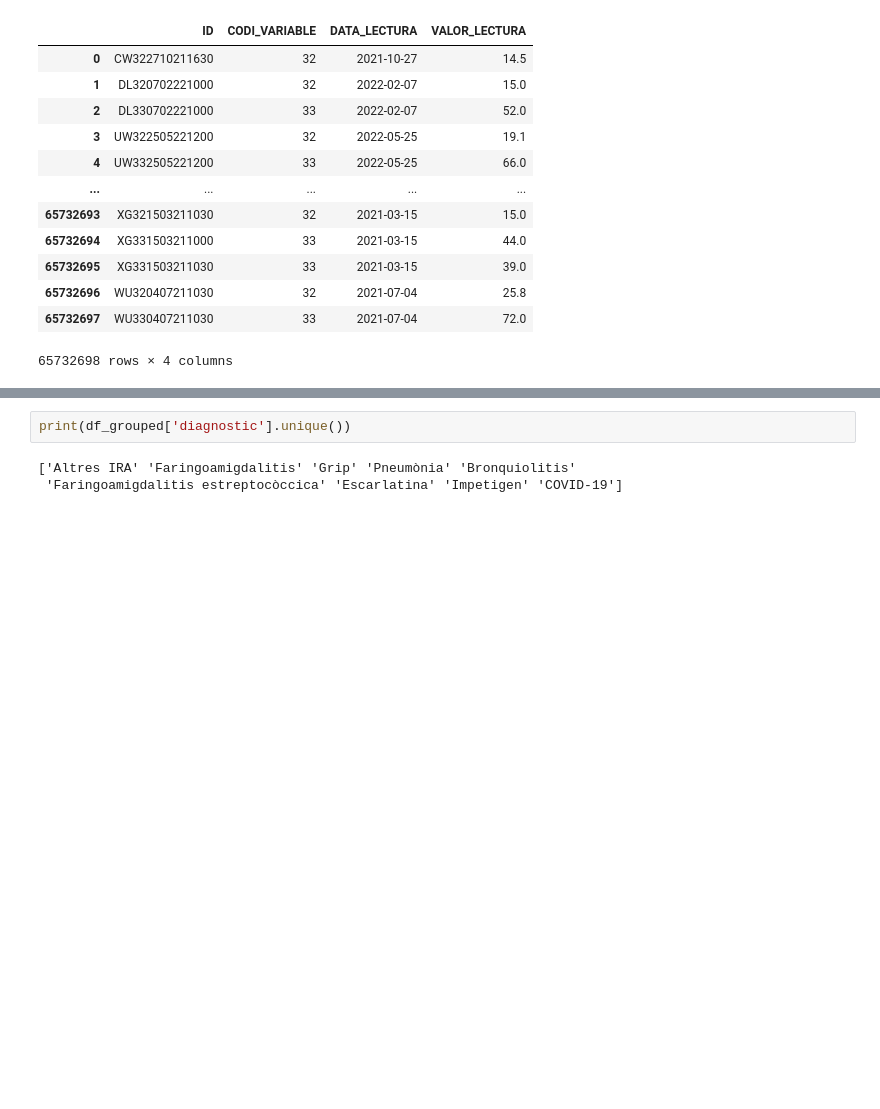
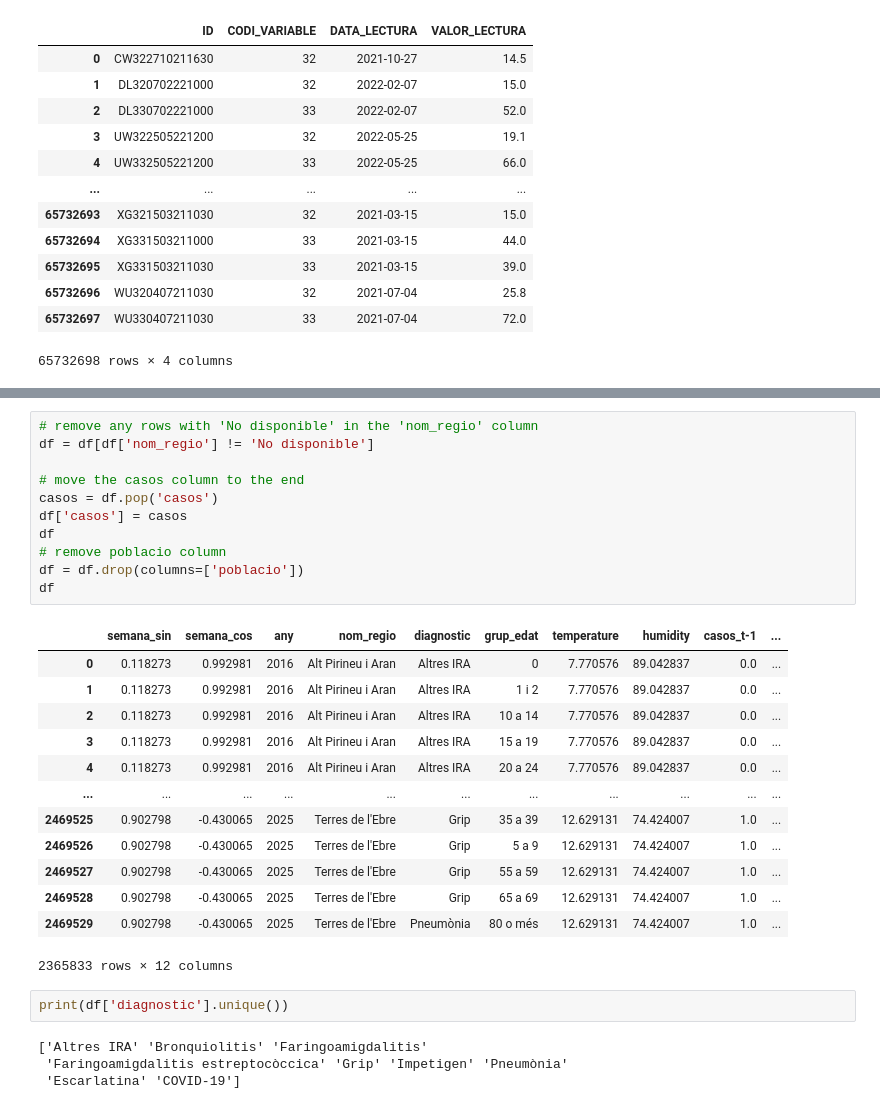
Before and after one commit to lisakorchevaya/hackUPC25, a Jupyter notebook: process_csv.ipynb, the cells around one changed output, grey strips where cells are left out. Saved outputs shown, nothing was run; the diff lists cells and outputs as text; blank space fills up the shorter version.

```diff
--- a/process_csv.ipynb
+++ b/process_csv.ipynb
@@ -101,6 +140,32 @@ df_grouped
+# %%
+# remove any rows with 'No disponible' in the 'nom_regio' column
+df = df[df['nom_regio'] != 'No disponible']
+
+# move the casos column to the end
+casos = df.pop('casos')
+df['casos'] = casos
+df
+# remove poblacio column
+df = df.drop(columns=['poblacio'])
+df
+# %% [output]
+|  | semana_sin | semana_cos | any | nom_regio | diagnostic | grup_edat | temperature | humidity | casos_t-1 | ... |
+| 0 | 0.118273 | 0.992981 | 2016 | Alt Pirineu i Aran | Altres IRA | 0 | 7.770576 | 89.042837 | 0.0 | ... |
+| 1 | 0.118273 | 0.992981 | 2016 | Alt Pirineu i Aran | Altres IRA | 1 i 2 | 7.770576 | 89.042837 | 0.0 | ... |
+| 2 | 0.118273 | 0.992981 | 2016 | Alt Pirineu i Aran | Altres IRA | 10 a 14 | 7.770576 | 89.042837 | 0.0 | ... |
+| 3 | 0.118273 | 0.992981 | 2016 | Alt Pirineu i Aran | Altres IRA | 15 a 19 | 7.770576 | 89.042837 | 0.0 | ... |
+| 4 | 0.118273 | 0.992981 | 2016 | Alt Pirineu i Aran | Altres IRA | 20 a 24 | 7.770576 | 89.042837 | 0.0 | ... |
+| ... | ... | ... | ... | ... | ... | ... | ... | ... | ... | ... |
+| 2469525 | 0.902798 | -0.430065 | 2025 | Terres de l'Ebre | Grip | 35 a 39 | 12.629131 | 74.424007 | 1.0 | ... |
+| 2469526 | 0.902798 | -0.430065 | 2025 | Terres de l'Ebre | Grip | 5 a 9 | 12.629131 | 74.424007 | 1.0 | ... |
+| 2469527 | 0.902798 | -0.430065 | 2025 | Terres de l'Ebre | Grip | 55 a 59 | 12.629131 | 74.424007 | 1.0 | ... |
+| 2469528 | 0.902798 | -0.430065 | 2025 | Terres de l'Ebre | Grip | 65 a 69 | 12.629131 | 74.424007 | 1.0 | ... |
+| 2469529 | 0.902798 | -0.430065 | 2025 | Terres de l'Ebre | Pneumònia | 80 o més | 12.629131 | 74.424007 | 1.0 | ... |
+2365833 rows × 12 columns
 # %%
-print(df_grouped['diagnostic'].unique())
+print(df['diagnostic'].unique())
 # %% [output]
-['Altres IRA' 'Faringoamigdalitis' 'Grip' 'Pneumònia' 'Bronquiolitis'
- 'Faringoamigdalitis estreptocòccica' 'Escarlatina' 'Impetigen' 'COVID-19']
+['Altres IRA' 'Bronquiolitis' 'Faringoamigdalitis'
+ 'Faringoamigdalitis estreptocòccica' 'Grip' 'Impetigen' 'Pneumònia'
+ 'Escarlatina' 'COVID-19']
 # %%
```
Also changed, not shown: parts of 10 cells of this notebook, 9 other files.
